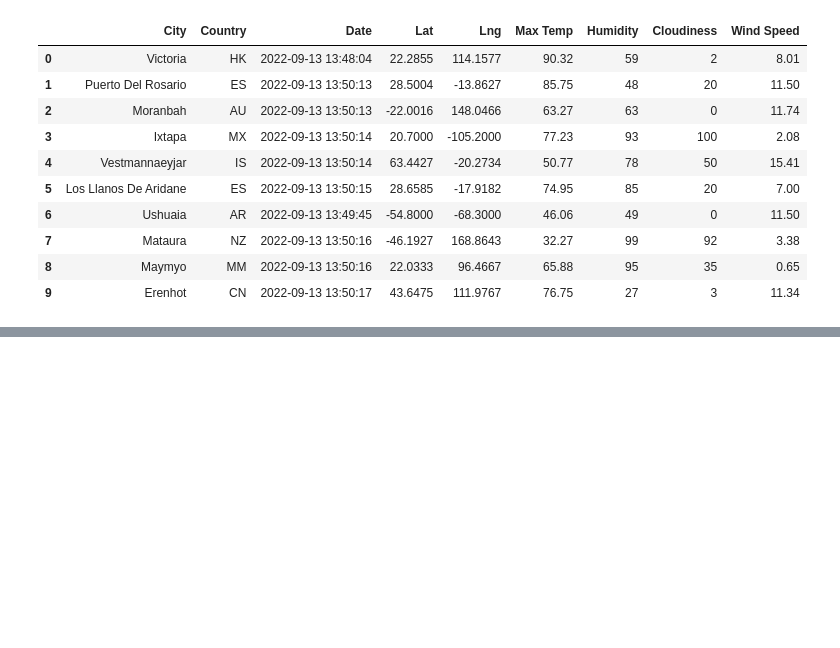
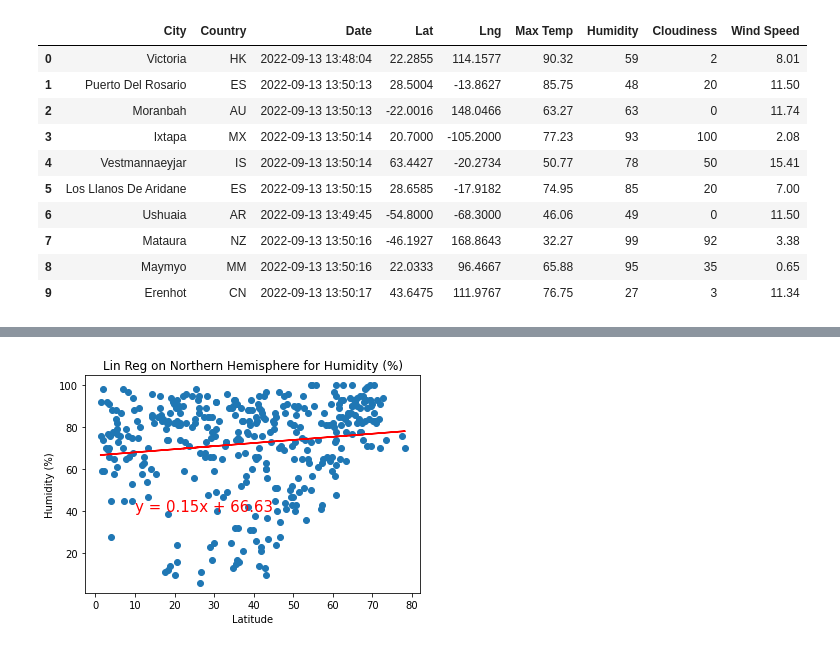
Before and after one commit to Kilpmark/World_Weather_Analysis, a Jupyter notebook: WeatherPy.ipynb, the cells around one changed output, grey strips where cells are left out. Cells and saved outputs as stored; diff of their text form; code cells hidden in the pictures; blank space fills up the shorter version.

```diff
--- a/WeatherPy.ipynb
+++ b/WeatherPy.ipynb
@@ -243,0 +295,14 @@ plt.show()
+# %%
+# Linear Regression N hemi
+
+x_values = northern_hemi_df['Lat']
+y_values = northern_hemi_df['Humidity']
+
+# Call reg and plot fn
+plot_linear_regression(x_values,
+                       y_values,
+                       "Lin Reg on Northern Hemisphere for Humidity (%)",
+                       "Humidity (%)",
+                       (10,40))
+# %% [output]
+[figure, added]
```
Also changed, not shown: parts of 17 cells of this notebook.
